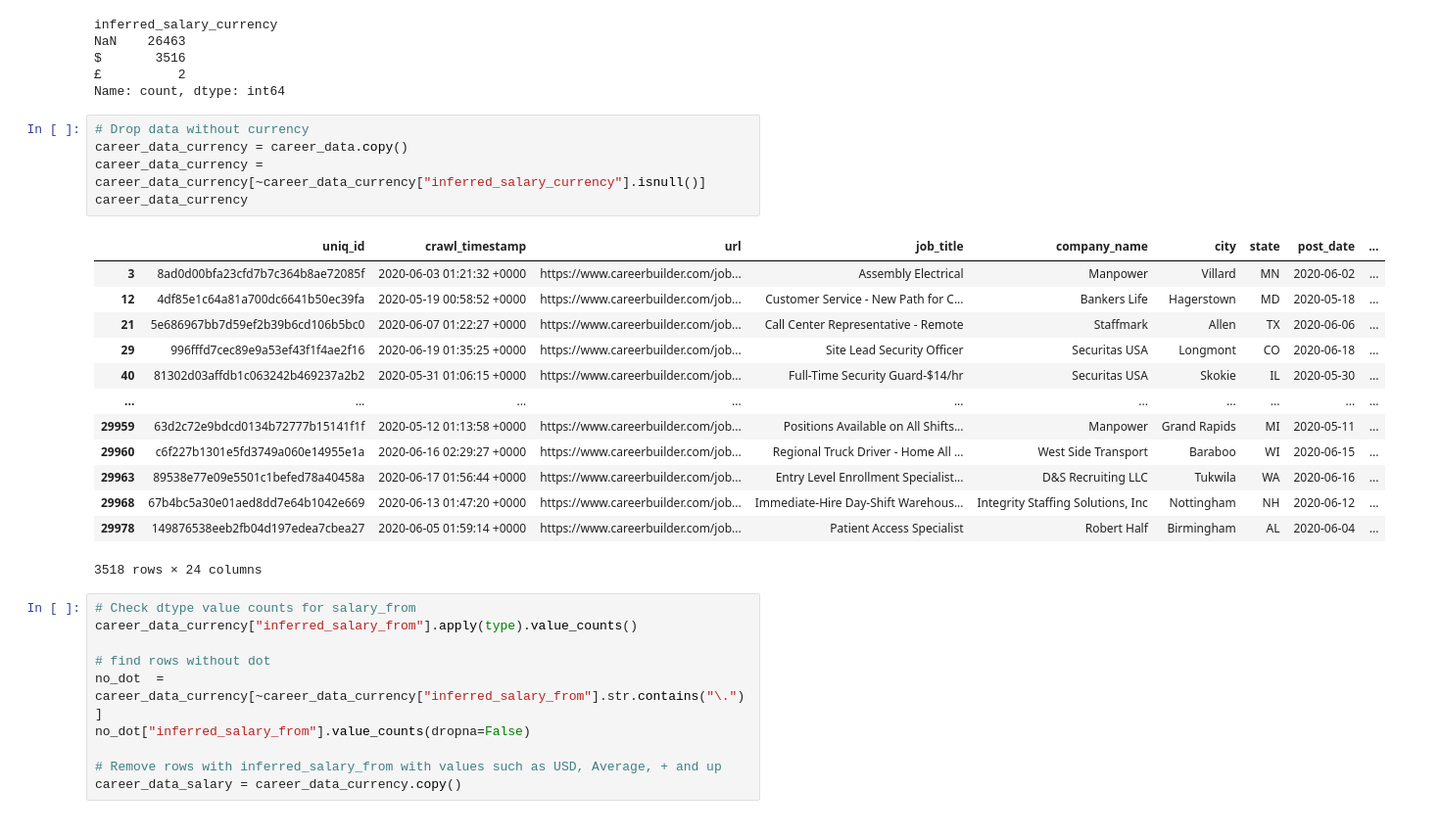
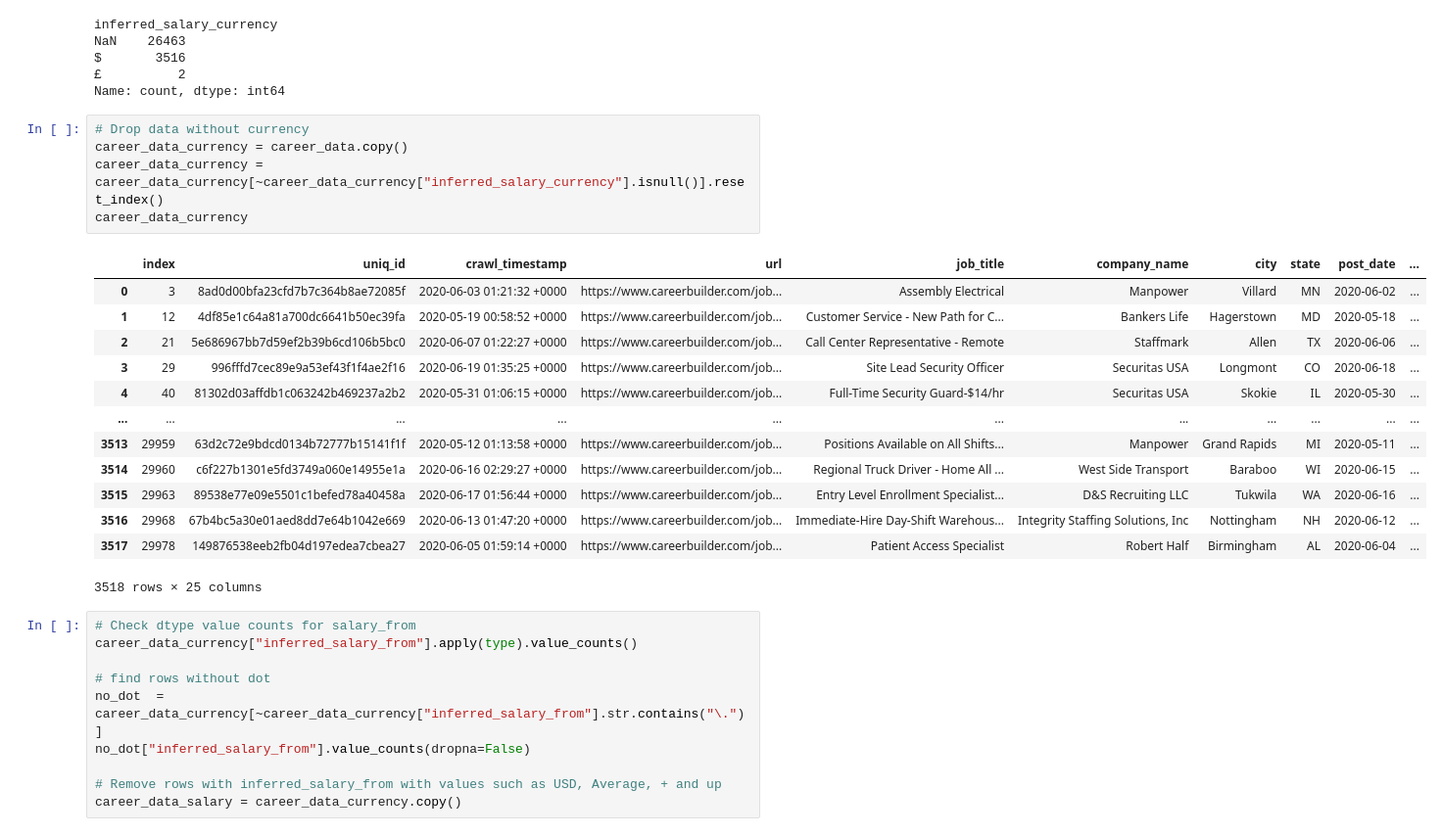
Before and after one commit to ilyan146/ml_playground, a Jupyter notebook: data_prep.ipynb, the cells around one changed output. Shown at 98% size. Saved outputs shown, nothing was run; the diff lists cells and outputs as text.

Commit message:
Finish data preperation which is about data cleaning in the data_prep notebook

```diff
--- a/data_prep.ipynb
+++ b/data_prep.ipynb
@@ -188,22 +188,22 @@ Name: count, dtype: int64
 # %%
 # Drop data without currency
 career_data_currency = career_data.copy()
-career_data_currency = career_data_currency[~career_data_currency["inferred_salary_currency"].isnull()]
+career_data_currency = career_data_currency[~career_data_currency["inferred_salary_currency"].isnull()].reset_index()
 career_data_currency
 # %% [output]
-|  | uniq_id | crawl_timestamp | url | job_title | company_name | city | state | post_date | ... |
-| 3 | 8ad0d00bfa23cfd7b7c364b8ae72085f | 2020-06-03 01:21:32 +0000 | https://www.careerbuilder.com/job... | Assembly Electrical | Manpower | Villard | MN | 2020-06-02 | ... |
-| 12 | 4df85e1c64a81a700dc6641b50ec39fa | 2020-05-19 00:58:52 +0000 | https://www.careerbuilder.com/job... | Customer Service - New Path for C... | Bankers Life | Hagerstown | MD | 2020-05-18 | ... |
-| 21 | 5e686967bb7d59ef2b39b6cd106b5bc0 | 2020-06-07 01:22:27 +0000 | https://www.careerbuilder.com/job... | Call Center Representative - Remote | Staffmark | Allen | TX | 2020-06-06 | ... |
-| 29 | 996fffd7cec89e9a53ef43f1f4ae2f16 | 2020-06-19 01:35:25 +0000 | https://www.careerbuilder.com/job... | Site Lead Security Officer | Securitas USA | Longmont | CO | 2020-06-18 | ... |
-| 40 | 81302d03affdb1c063242b469237a2b2 | 2020-05-31 01:06:15 +0000 | https://www.careerbuilder.com/job... | Full-Time Security Guard-$14/hr | Securitas USA | Skokie | IL | 2020-05-30 | ... |
-| ... | ... | ... | ... | ... | ... | ... | ... | ... | ... |
-| 29959 | 63d2c72e9bdcd0134b72777b15141f1f | 2020-05-12 01:13:58 +0000 | https://www.careerbuilder.com/job... | Positions Available on All Shifts... | Manpower | Grand Rapids | MI | 2020-05-11 | ... |
-| 29960 | c6f227b1301e5fd3749a060e14955e1a | 2020-06-16 02:29:27 +0000 | https://www.careerbuilder.com/job... | Regional Truck Driver - Home All ... | West Side Transport | Baraboo | WI | 2020-06-15 | ... |
-| 29963 | 89538e77e09e5501c1befed78a40458a | 2020-06-17 01:56:44 +0000 | https://www.careerbuilder.com/job... | Entry Level Enrollment Specialist... | D&S Recruiting LLC | Tukwila | WA | 2020-06-16 | ... |
-| 29968 | 67b4bc5a30e01aed8dd7e64b1042e669 | 2020-06-13 01:47:20 +0000 | https://www.careerbuilder.com/job... | Immediate-Hire Day-Shift Warehous... | Integrity Staffing Solutions, Inc | Nottingham | NH | 2020-06-12 | ... |
-| 29978 | 149876538eeb2fb04d197edea7cbea27 | 2020-06-05 01:59:14 +0000 | https://www.careerbuilder.com/job... | Patient Access Specialist | Robert Half | Birmingham | AL | 2020-06-04 | ... |
+|  | index | uniq_id | crawl_timestamp | url | job_title | company_name | city | state | post_date | ... |
+| 0 | 3 | 8ad0d00bfa23cfd7b7c364b8ae72085f | 2020-06-03 01:21:32 +0000 | https://www.careerbuilder.com/job... | Assembly Electrical | Manpower | Villard | MN | 2020-06-02 | ... |
+| 1 | 12 | 4df85e1c64a81a700dc6641b50ec39fa | 2020-05-19 00:58:52 +0000 | https://www.careerbuilder.com/job... | Customer Service - New Path for C... | Bankers Life | Hagerstown | MD | 2020-05-18 | ... |
+| 2 | 21 | 5e686967bb7d59ef2b39b6cd106b5bc0 | 2020-06-07 01:22:27 +0000 | https://www.careerbuilder.com/job... | Call Center Representative - Remote | Staffmark | Allen | TX | 2020-06-06 | ... |
+| 3 | 29 | 996fffd7cec89e9a53ef43f1f4ae2f16 | 2020-06-19 01:35:25 +0000 | https://www.careerbuilder.com/job... | Site Lead Security Officer | Securitas USA | Longmont | CO | 2020-06-18 | ... |
+| 4 | 40 | 81302d03affdb1c063242b469237a2b2 | 2020-05-31 01:06:15 +0000 | https://www.careerbuilder.com/job... | Full-Time Security Guard-$14/hr | Securitas USA | Skokie | IL | 2020-05-30 | ... |
+| ... | ... | ... | ... | ... | ... | ... | ... | ... | ... | ... |
+| 3513 | 29959 | 63d2c72e9bdcd0134b72777b15141f1f | 2020-05-12 01:13:58 +0000 | https://www.careerbuilder.com/job... | Positions Available on All Shifts... | Manpower | Grand Rapids | MI | 2020-05-11 | ... |
+| 3514 | 29960 | c6f227b1301e5fd3749a060e14955e1a | 2020-06-16 02:29:27 +0000 | https://www.careerbuilder.com/job... | Regional Truck Driver - Home All ... | West Side Transport | Baraboo | WI | 2020-06-15 | ... |
+| 3515 | 29963 | 89538e77e09e5501c1befed78a40458a | 2020-06-17 01:56:44 +0000 | https://www.careerbuilder.com/job... | Entry Level Enrollment Specialist... | D&S Recruiting LLC | Tukwila | WA | 2020-06-16 | ... |
+| 3516 | 29968 | 67b4bc5a30e01aed8dd7e64b1042e669 | 2020-06-13 01:47:20 +0000 | https://www.careerbuilder.com/job... | Immediate-Hire Day-Shift Warehous... | Integrity Staffing Solutions, Inc | Nottingham | NH | 2020-06-12 | ... |
+| 3517 | 29978 | 149876538eeb2fb04d197edea7cbea27 | 2020-06-05 01:59:14 +0000 | https://www.careerbuilder.com/job... | Patient Access Specialist | Robert Half | Birmingham | AL | 2020-06-04 | ... |
-3518 rows × 24 columns
+3518 rows × 25 columns
 # %%
 # Check dtype value counts for salary_from
 career_data_currency["inferred_salary_from"].apply(type).value_counts()
```
Also changed, not shown: parts of 18 cells of this notebook.
